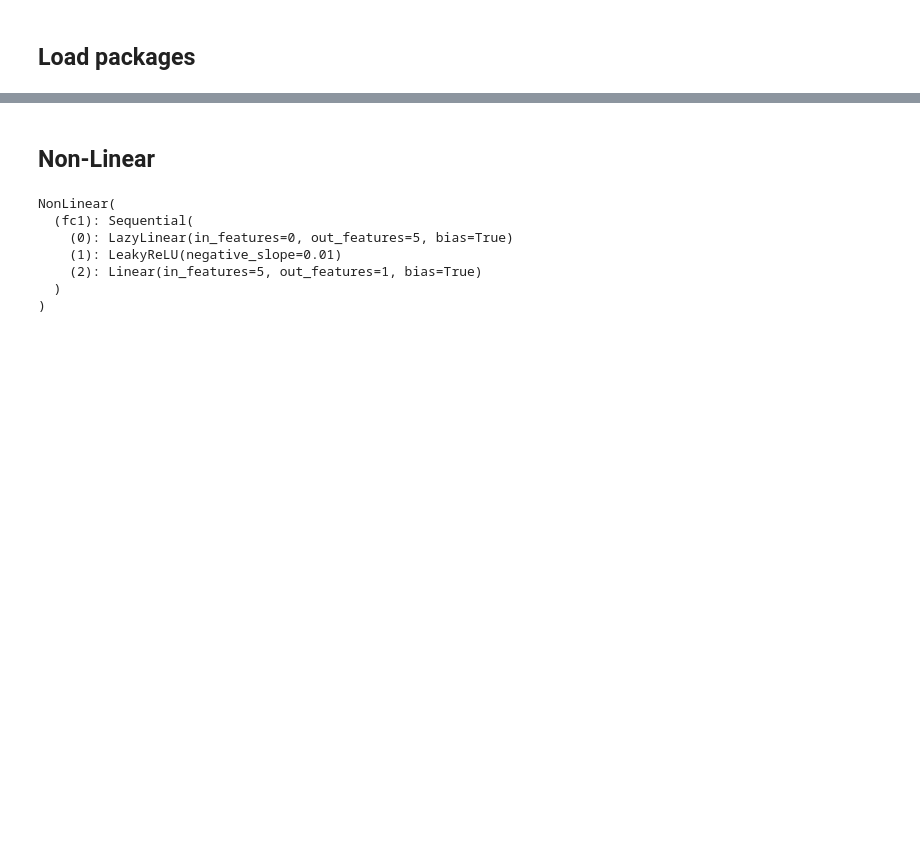
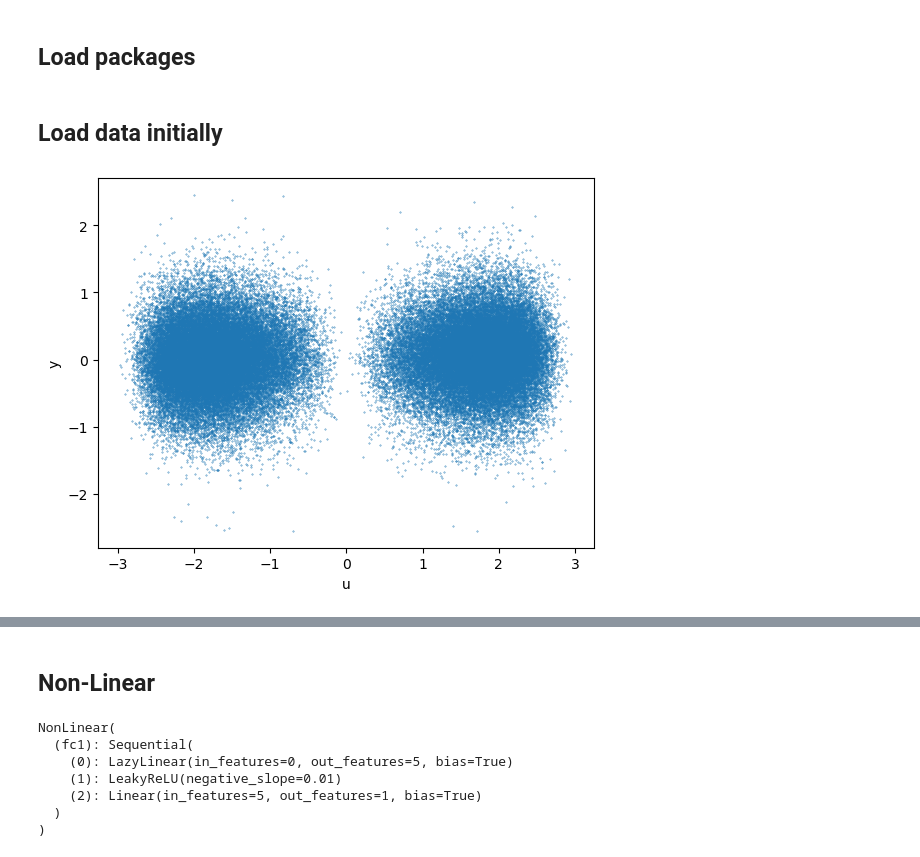
Before and after one commit to GerbenBeintema/gym-unbalanced-disk, a Jupyter notebook: test.ipynb, the cells around one changed output, grey strips where cells are left out. Cells and saved outputs as stored; diff of their text form; code cells hidden in the pictures; blank space fills up the shorter version.

```diff
--- a/test.ipynb
+++ b/test.ipynb
@@ -14,3 +14,15 @@ import torch
 simplefilter(action='ignore', category=pd.errors.ParserWarning)
 simplefilter(action='ignore', category=UserWarning)
 simplefilter(action='ignore', category=FutureWarning)
+# %% [markdown]
+## Load data initially
+# %%
+data = DATA(na=0, nb=1)
+Xtrain, Ytrain = data.Xtrain, data.Ytrain
+# %%
+plt.scatter(Xtrain, Ytrain, s=0.1)
+plt.xlabel('u')
+plt.ylabel('y')
+plt.show();
+# %% [output]
+[figure, added]
```
Also changed, not shown: parts of 13 cells of this notebook, 3 other files.
